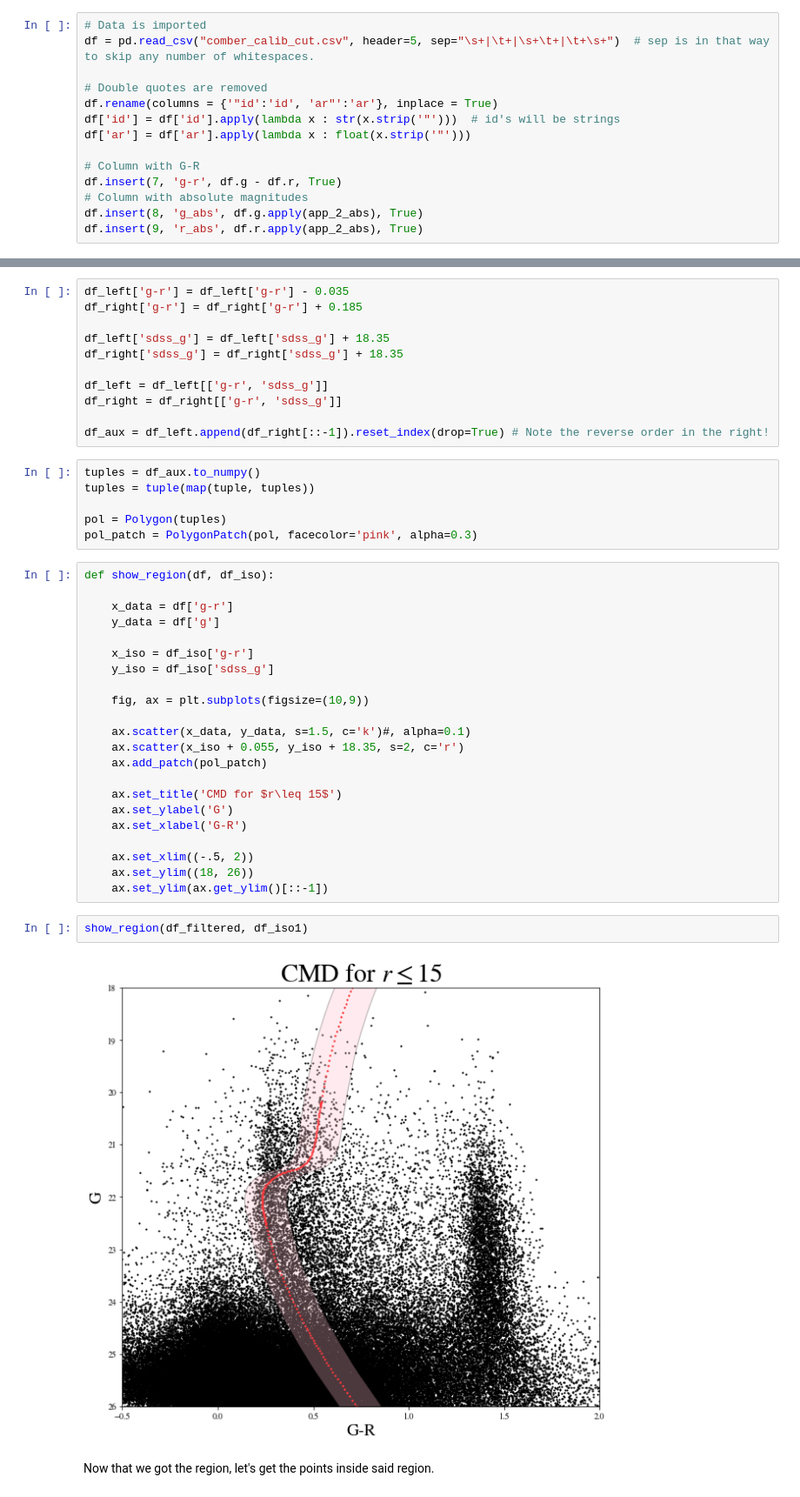
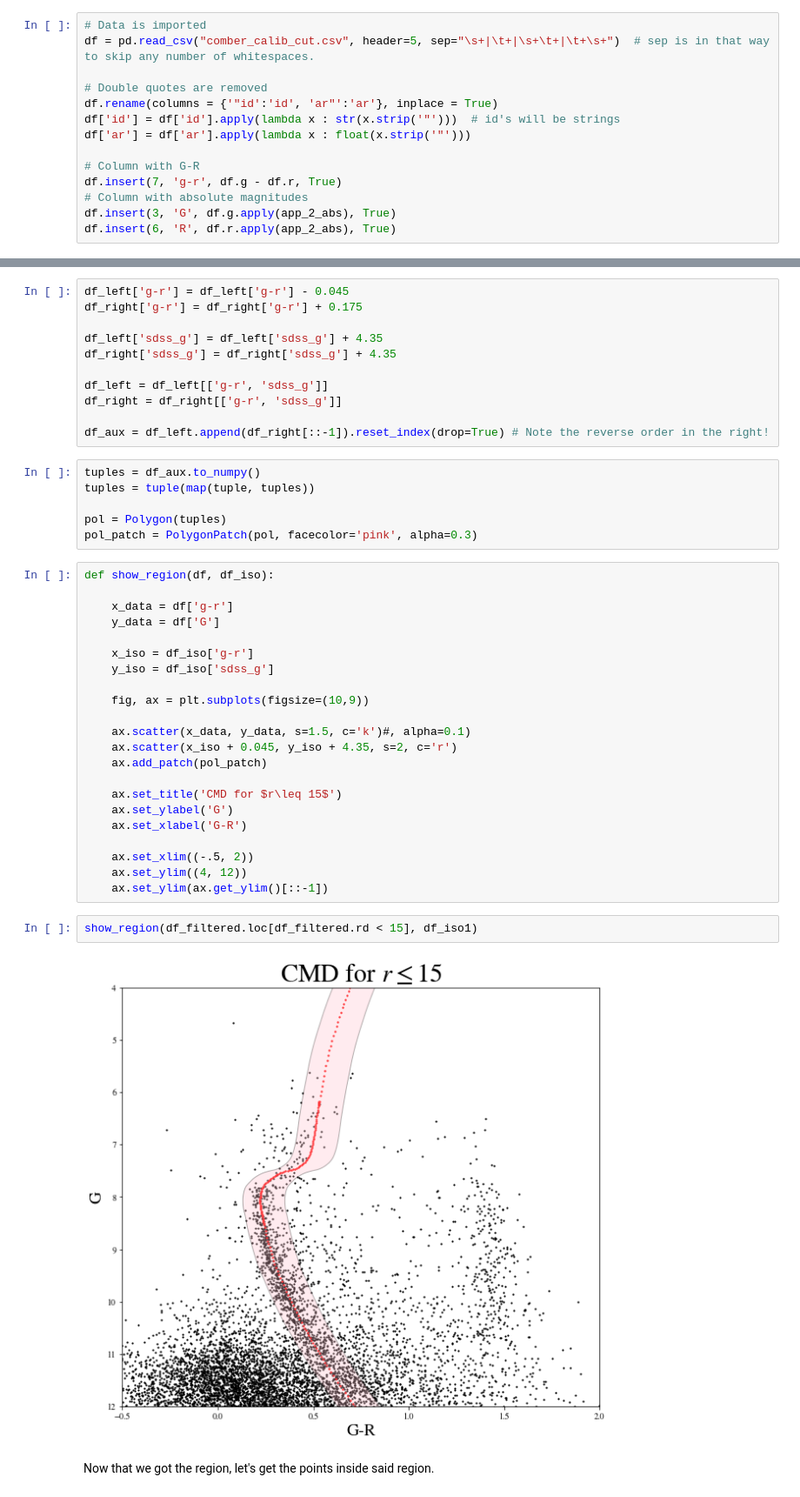
Before and after one commit to vPedreros/MW_Satellites, a Jupyter notebook: MW_satellites_nb.ipynb, the cells around one changed output, grey strips where cells are left out. Shown at 87% size. Drawn from its saved outputs; the diff is of its cells as text.

```diff
--- a/MW_satellites_nb.ipynb
+++ b/MW_satellites_nb.ipynb
@@ -33,8 +33,8 @@ df['ar'] = df['ar'].apply(lambda x : float(x.strip('"')))
 # Column with G-R
 df.insert(7, 'g-r', df.g - df.r, True)
 # Column with absolute magnitudes
-df.insert(8, 'g_abs', df.g.apply(app_2_abs), True)
-df.insert(9, 'r_abs', df.r.apply(app_2_abs), True)
+df.insert(3, 'G', df.g.apply(app_2_abs), True)
+df.insert(6, 'R', df.r.apply(app_2_abs), True)
 # %%
 df
 # %% [output]
@@ -282,11 +282,11 @@ from descartes import PolygonPatch
 df_left = df_iso1.copy()
 df_right = df_iso1.copy()
 # %%
-df_left['g-r'] = df_left['g-r'] - 0.035
-df_right['g-r'] = df_right['g-r'] + 0.185
+df_left['g-r'] = df_left['g-r'] - 0.045
+df_right['g-r'] = df_right['g-r'] + 0.175
 
-df_left['sdss_g'] = df_left['sdss_g'] + 18.35
-df_right['sdss_g'] = df_right['sdss_g'] + 18.35
+df_left['sdss_g'] = df_left['sdss_g'] + 4.35
+df_right['sdss_g'] = df_right['sdss_g'] + 4.35
 
 df_left = df_left[['g-r', 'sdss_g']]
 df_right = df_right[['g-r', 'sdss_g']]
@@ -302,7 +302,7 @@ pol_patch = PolygonPatch(pol, facecolor='pink', alpha=0.3)
 def show_region(df, df_iso):
 
     x_data = df['g-r']
-    y_data = df['g']
+    y_data = df['G']
 
     x_iso = df_iso['g-r']
     y_iso = df_iso['sdss_g']
@@ -310,7 +310,7 @@ def show_region(df, df_iso):
     fig, ax = plt.subplots(figsize=(10,9))
 
     ax.scatter(x_data, y_data, s=1.5, c='k')#, alpha=0.1)
-    ax.scatter(x_iso + 0.055, y_iso + 18.35, s=2, c='r')
+    ax.scatter(x_iso + 0.045, y_iso + 4.35, s=2, c='r')
     ax.add_patch(pol_patch)
 
     ax.set_title('CMD for $r\leq 15$')
@@ -318,12 +318,12 @@ def show_region(df, df_iso):
     ax.set_xlabel('G-R')
 
     ax.set_xlim((-.5, 2))
-    ax.set_ylim((18, 26))
+    ax.set_ylim((4, 12))
     ax.set_ylim(ax.get_ylim()[::-1])
 # %%
-show_region(df_filtered, df_iso1)
+show_region(df_filtered.loc[df_filtered.rd < 15], df_iso1)
 # %% [output]
-[figure, old version]
+[figure, new version]
 # %% [markdown]
 Now that we got the region, let's get the points inside said region.
 # %%
```
Also changed, not shown: parts of 27 cells of this notebook.
